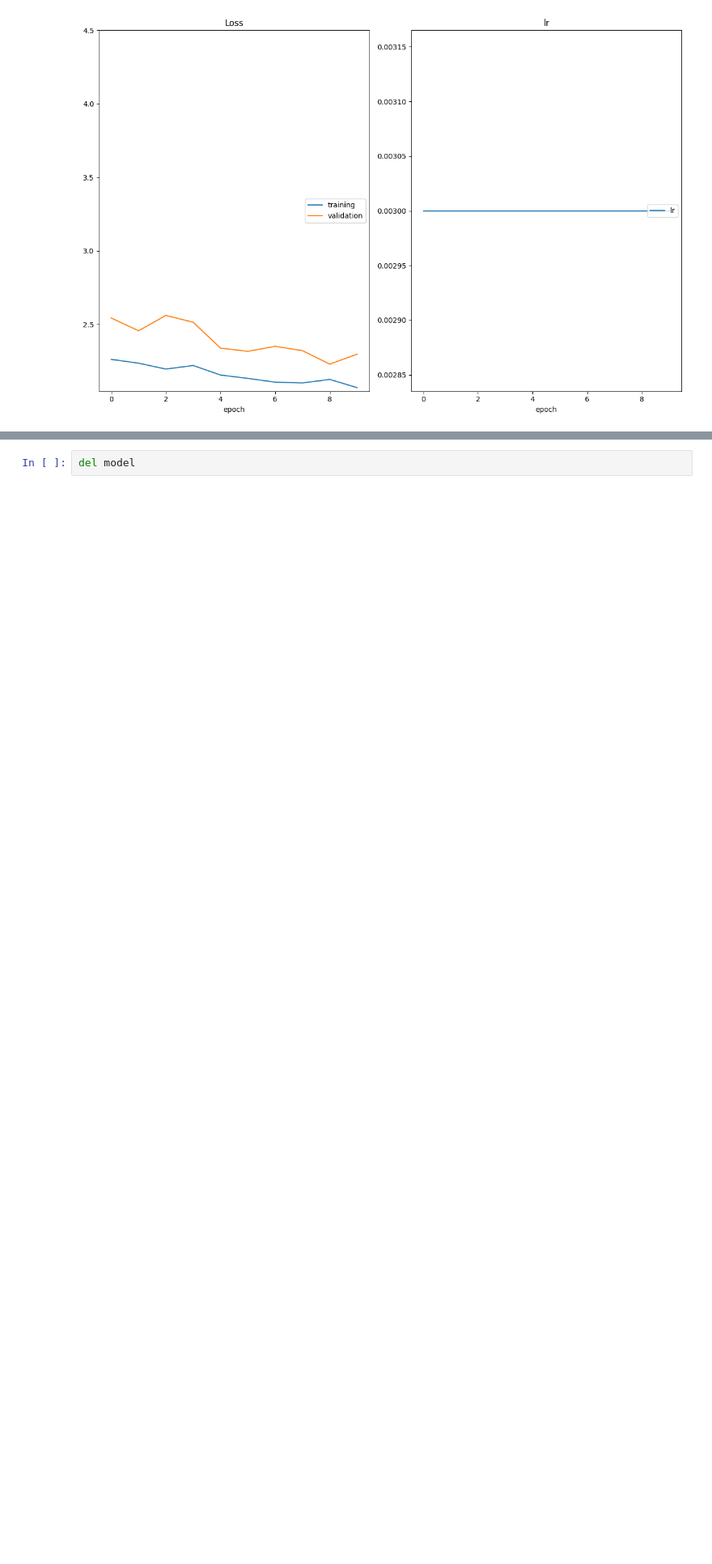
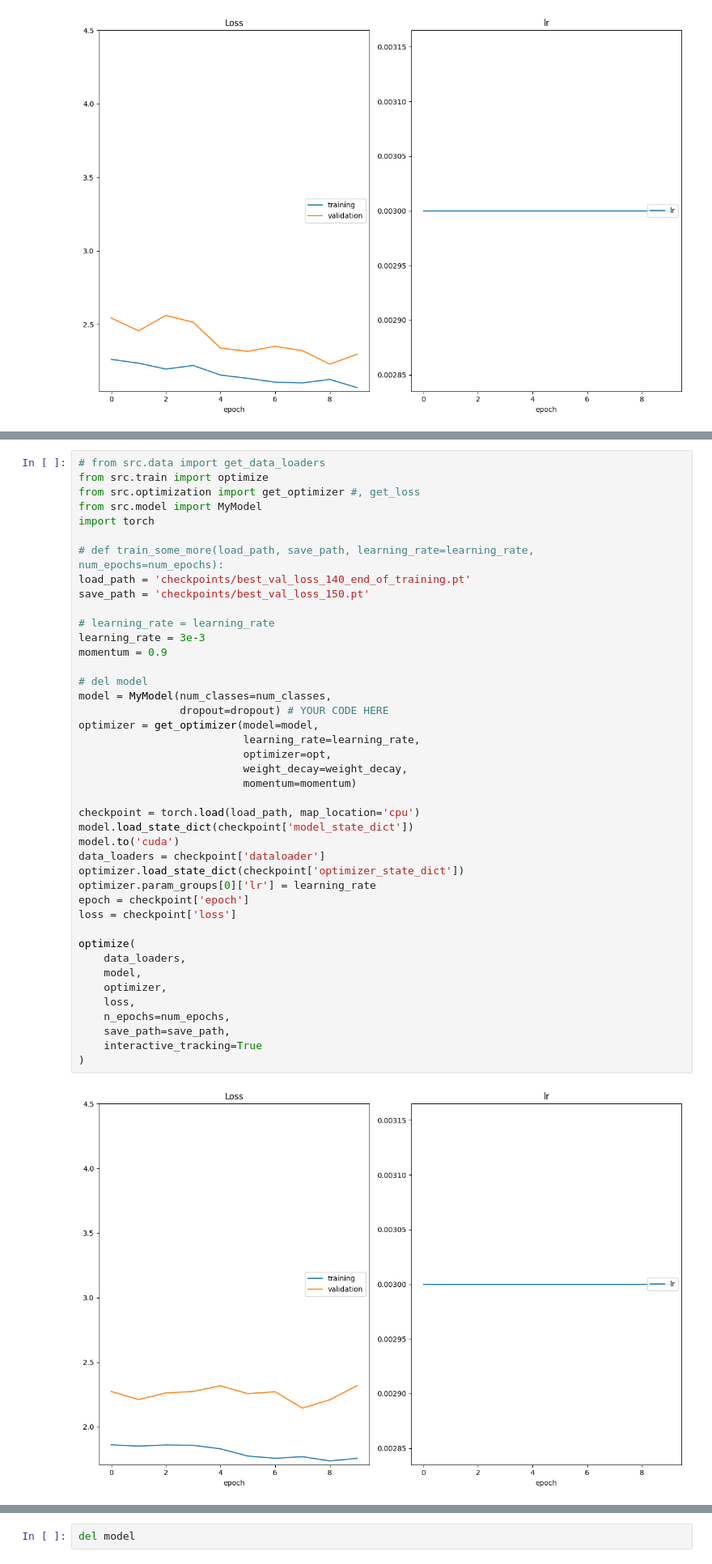
Before and after one commit to frankgolub/deep-learning-v2-pytorch, a Jupyter notebook: projects/starter-kit/cnn_from_scratch.ipynb, the cells around one changed output, grey strips where cells are left out. Shown at 81% size. Saved outputs shown, nothing was run; the diff lists cells and outputs as text; blank space fills up the shorter version.

Commit message:
160 epochs of Training 50 percent accuracy on test

```diff
--- a/projects/starter-kit/cnn_from_scratch.ipynb
+++ b/projects/starter-kit/cnn_from_scratch.ipynb
@@ -866,0 +869,44 @@ optimize(
+# %%
+# from src.data import get_data_loaders
+from src.train import optimize
+from src.optimization import get_optimizer #, get_loss
+from src.model import MyModel
+import torch
+
+# def train_some_more(load_path, save_path, learning_rate=learning_rate, num_epochs=num_epochs):
+load_path = 'checkpoints/best_val_loss_140_end_of_training.pt'
+save_path = 'checkpoints/best_val_loss_150.pt'
+
+# learning_rate = learning_rate
+learning_rate = 3e-3
+momentum = 0.9
+
+# del model
+model = MyModel(num_classes=num_classes,
+                dropout=dropout) # YOUR CODE HERE
+optimizer = get_optimizer(model=model,
+                          learning_rate=learning_rate,
+                          optimizer=opt,
+                          weight_decay=weight_decay,
+                          momentum=momentum)
+
+checkpoint = torch.load(load_path, map_location='cpu')
+model.load_state_dict(checkpoint['model_state_dict'])
+model.to('cuda')
+data_loaders = checkpoint['dataloader']
+optimizer.load_state_dict(checkpoint['optimizer_state_dict'])
+optimizer.param_groups[0]['lr'] = learning_rate
+epoch = checkpoint['epoch']
+loss = checkpoint['loss']
+
+optimize(
+    data_loaders,
+    model,
+    optimizer,
+    loss,
+    n_epochs=num_epochs,
+    save_path=save_path,
+    interactive_tracking=True
+)
+# %% [output]
+[figure, added]
```
Also changed, not shown: parts of 3 cells of this notebook.
